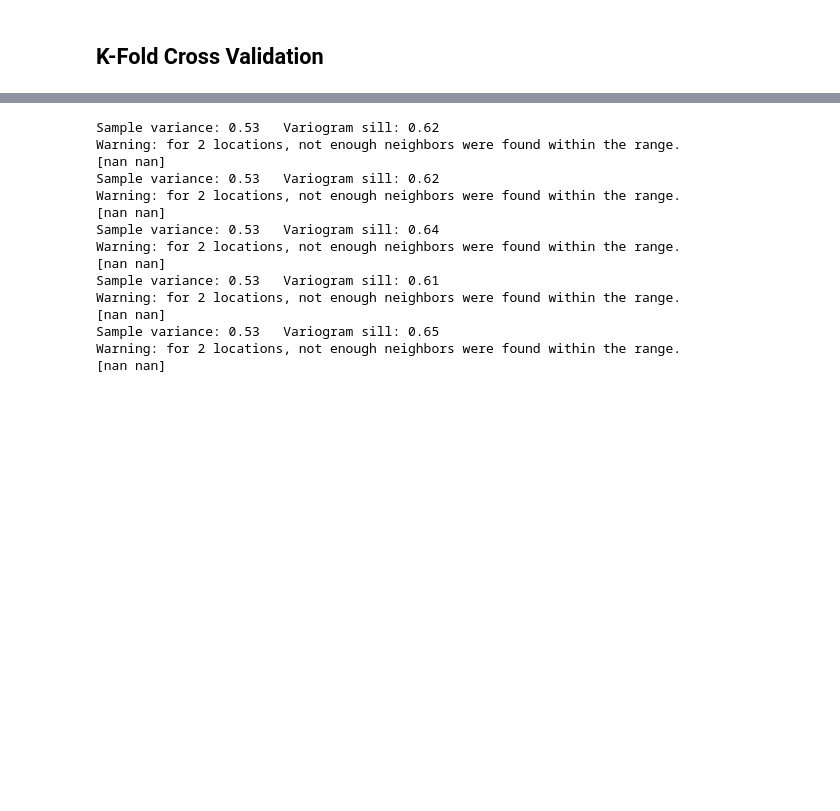
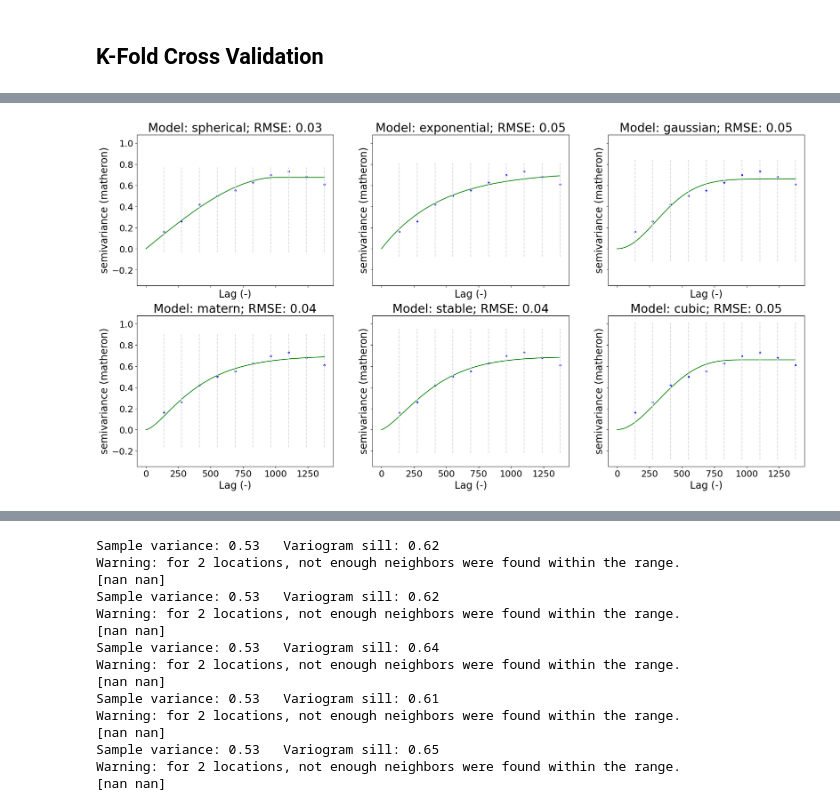
Before and after one commit to cheenngg/FYP-Spatial-Analytics, a Jupyter notebook: OK - Meuse (gstat).ipynb, the cells around one changed output, grey strips where cells are left out. Drawn from its saved outputs; the diff is of its cells as text; code cells hidden in the pictures; blank space fills up the shorter version.

Commit message:
kriging with CV

```diff
--- a/OK - Meuse (gstat).ipynb
+++ b/OK - Meuse (gstat).ipynb
@@ -83,0 +65,60 @@ TypeError: estimator should be an estimator implementing 'fit' method, <skgstat.
+# %%
+# Using list comprehension
+x_data = [inner_list[0] for inner_list in X_train_meuse]
+y_data = [inner_list[1] for inner_list in X_train_meuse]
+# %%
+data = pd.DataFrame({
+    'X': x_data,
+    'Y': y_data,
+    'Z': y_train_meuse
+})
+
+# Initialize an empty dictionary
+cv_score_list = {}
+
+#Instantiate the variogram with the train data
+V = skg.Variogram(X_train_meuse, y_train_meuse,maxlag='median', normalize=False)
+fig, _a = plt.subplots(2,3, figsize=(24, 12), sharex=True, sharey=True)
+axes = _a.flatten()
+
+#For each possible theoratical model, conduct K-Fold CV
+for i, model in enumerate(('spherical', 'exponential', 'gaussian', 'matern', 'stable', 'cubic')):
+    V.model = model
+    V.plot(axes=axes[i], hist=False, show=False)
+    axes[i].set_title('Model: %s; RMSE: %.2f' % (model, V.rmse))
+
+    # Define K-Fold cross-validation
+    kfold = KFold(n_splits=5, shuffle=True, random_state=42)
+
+    # Initialize a list to store cross-validation results
+    cv_scores_mae = []
+    cv_scores_rmse = []
+    cv_scores_mape = []
+
+    # Perform K-Fold cross-validation
+    for train_index, test_index in kfold.split(data):
+        train_data = data.iloc[train_index]
+        test_data = data.iloc[test_index]
+
+        # Fit Ordinary Kriging model
+        OK = skg.OrdinaryKriging(V, min_points=2, max_points=15, mode='exact')
+
+        # Predict at test locations
+        z_pred = OK.transform(test_data['X'], test_data['Y'])
+
+        # Calculate RMSE (Root Mean Squared Error)
+        rmse = np.sqrt(mean_squared_error(test_data['Z'], z_pred))
+        mae = mean_absolute_error(test_data['Z'], z_pred)
+        mape = mean_absolute_percentage_error(test_data['Z'], z_pred)
+        cv_scores_mae.append(mae)
+        cv_scores_rmse.append(rmse)
+        cv_scores_mape.append(mape)
+
+
+    cv_score_list[model] = {
+        'cv_scores_mae': cv_scores_mae,
+        'cv_scores_rmse': cv_scores_rmse,
+        'cv_scores_mape': cv_scores_mape
+    }
+# %% [output]
+[figure, added]
```
Also changed, not shown: parts of 3 cells of this notebook.
